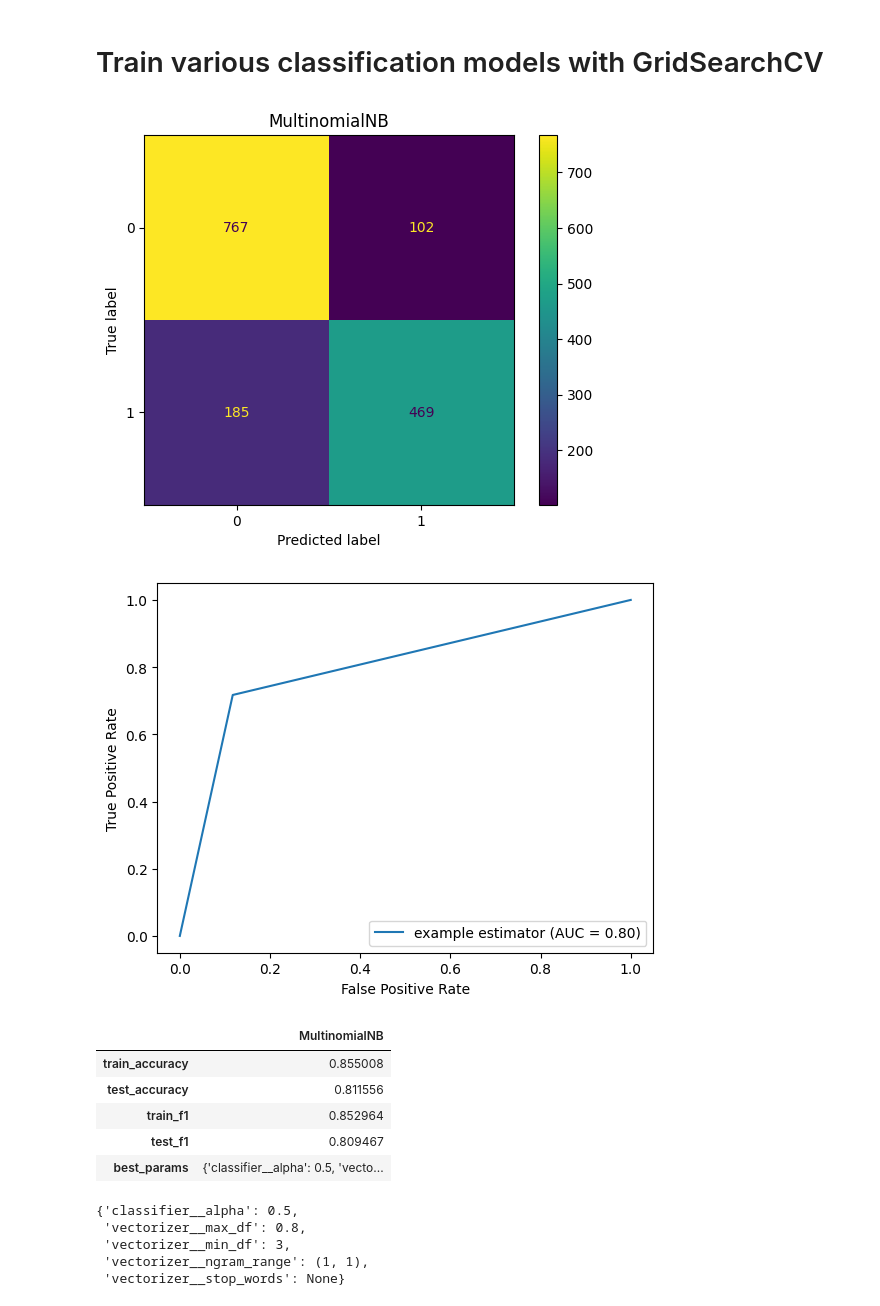
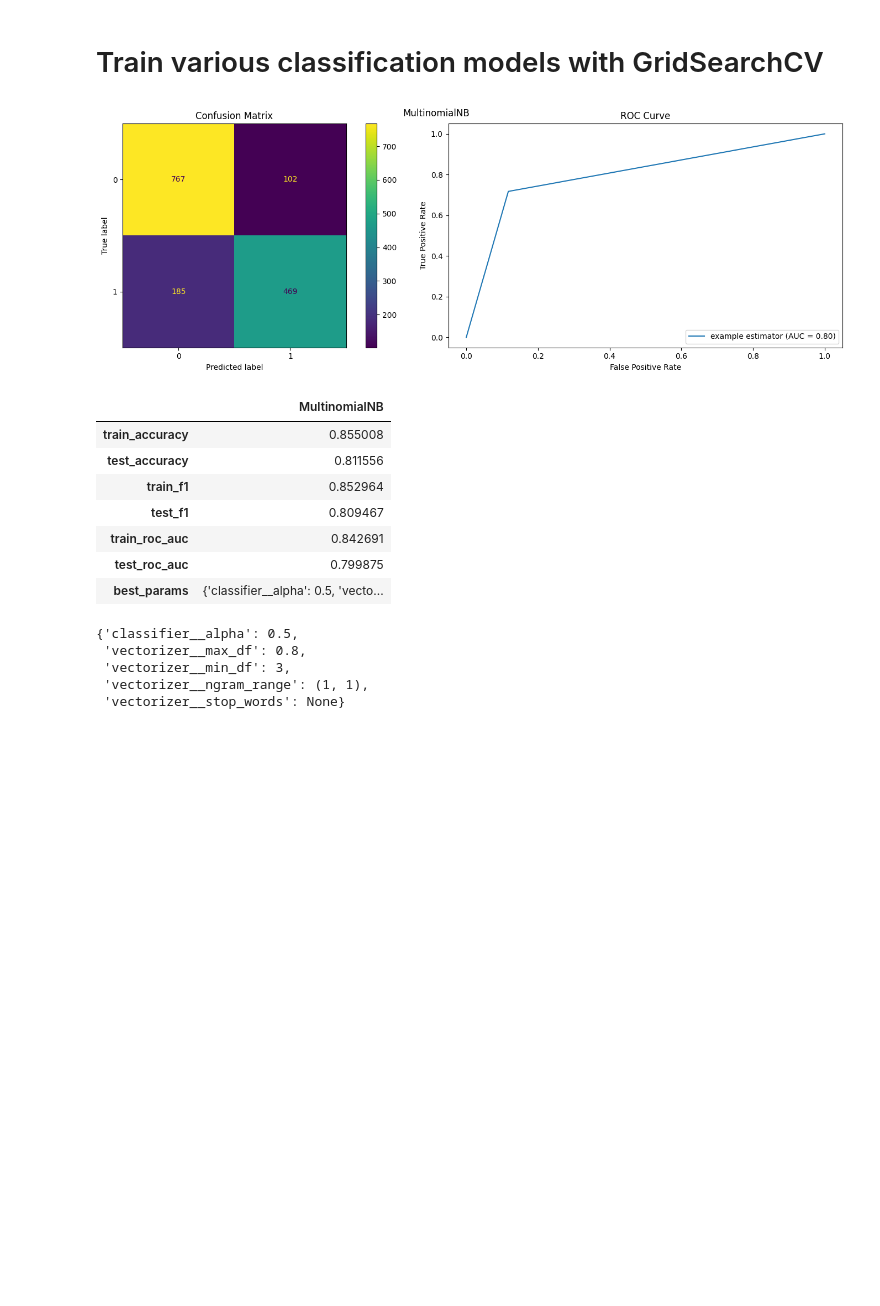
Before and after one commit to svetaku/disaster-tweets-classification-with-sklearn, a Jupyter notebook: disaster-tweets-classification-with-sklearn.ipynb, the cells around one changed output. Drawn from its saved outputs; the diff is of its cells as text; code cells hidden in the pictures; blank space fills up the shorter version.

```diff
--- a/disaster-tweets-classification-with-sklearn.ipynb
+++ b/disaster-tweets-classification-with-sklearn.ipynb
@@ -165,18 +163,22 @@ print('Base train F1:', f1_score(y_train, train_preds, average='weighted'))
 print('Base train ROC-AUC:', roc_auc_score(y_train, train_preds, average='weighted'))
 print('Base test accuracy:', accuracy_score(y_test, test_preds))
 print('Base test F1:', f1_score(y_test, test_preds, average='weighted'))
-print('Base test ROC-AUC:', f1_score(y_test, test_preds, average='weighted'))
+print('Base test ROC-AUC:', roc_auc_score(y_test, test_preds, average='weighted'))
 
 cm = confusion_matrix(y_test, test_preds, labels=model.classes_)
-disp = ConfusionMatrixDisplay(confusion_matrix=cm)
-disp.plot()
-plt.show()
+disp_cm = ConfusionMatrixDisplay(confusion_matrix=cm)
 
 fpr, tpr, thresholds = roc_curve(y_test, test_preds)
 roc_auc = auc(fpr, tpr)
-display = RocCurveDisplay(fpr=fpr, tpr=tpr, roc_auc=roc_auc,
+disp_roc = RocCurveDisplay(fpr=fpr, tpr=tpr, roc_auc=roc_auc,
                                estimator_name='example estimator')
-display.plot()
+
+fig, (ax1, ax2) = plt.subplots(1, 2, figsize=(15, 5))
+disp_cm.plot(ax=ax1)
+ax1.set_title('Confusion Matrix')
+disp_roc.plot(ax=ax2)
+ax2.set_title('ROC Curve')
+plt.tight_layout()
 plt.show()
 # %% [output]
 Base train accuracy: 0.7794745484400657
@@ -252,51 +253,57 @@ all_clf_parameters = [
     # }
 ]
 # %%
-index = ['train_accuracy', 'test_accuracy', 'train_f1', 'test_f1', 'best_params']
+index = ['train_accuracy', 'test_accuracy', 'train_f1', 'test_f1', 'train_roc_auc', 'test_roc_auc', 'best_params']
 best_results_df = pd.DataFrame(index=index)
 
 for clf, clf_parameters in tqdm(zip(classifiers.keys(), all_clf_parameters)):
     model = pipeline_template(RegexClean(), vectorizer, clf)
     param_grid = {**vect_parameters, **clf_parameters}
     grid_search = GridSearchCV(model, param_grid=param_grid, cv=5, n_jobs=-1)
     grid_search.fit(X_train, y_train)
 
     best_model = grid_search.best_estimator_
     best_params = grid_search.best_params_
 
     train_preds = best_model.predict(X_train)
     test_preds = best_model.predict(X_test)
 
     train_accuracy = accuracy_score(y_train, train_preds)
     test_accuracy = accuracy_score(y_test, test_preds)
 
     train_f1 = f1_score(y_train, train_preds, average='weighted')
     test_f1 = f1_score(y_test, test_preds, average='weighted')
 
-    best_results_df[classifiers[clf]] = [train_accuracy, test_accuracy, train_f1, test_f1, best_params]
+    train_roc = roc_auc_score(y_train, train_preds, average='weighted')
+    test_roc = roc_auc_score(y_test, test_preds, average='weighted')
+
+    best_results_df[classifiers[clf]] = [train_accuracy, test_accuracy, train_f1, test_f1, train_roc, test_roc, best_params]
 
     cm = confusion_matrix(y_test, test_preds)
-    disp = ConfusionMatrixDisplay(confusion_matrix=cm)
-    disp.plot()
-    plt.title(f'{classifiers[clf]}')
-    plt.show()
+    disp_cm = ConfusionMatrixDisplay(confusion_matrix=cm)
 
     fpr, tpr, thresholds = roc_curve(y_test, test_preds)
     roc_auc = auc(fpr, tpr)
-    display = RocCurveDisplay(fpr=fpr, tpr=tpr, roc_auc=roc_auc,
+    disp_roc = RocCurveDisplay(fpr=fpr, tpr=tpr, roc_auc=roc_auc,
                                estimator_name='example estimator')
-    display.plot()
+    fig, (ax1, ax2) = plt.subplots(1, 2, figsize=(15, 5))
+    disp_cm.plot(ax=ax1)
+    ax1.set_title('Confusion Matrix')
+    disp_roc.plot(ax=ax2)
+    ax2.set_title('ROC Curve')
+    plt.tight_layout()
+    plt.suptitle(f'{classifiers[clf]}')
     plt.show()
-
 best_results_df
 # %% [output]
-[figure, old version]
+[figure, new version]
-[figure, removed]
 |  | MultinomialNB |
 | train_accuracy | 0.855008 |
 | test_accuracy | 0.811556 |
 | train_f1 | 0.852964 |
 | test_f1 | 0.809467 |
+| train_roc_auc | 0.842691 |
+| test_roc_auc | 0.799875 |
 | best_params | {'classifier__alpha': 0.5, 'vecto... |
 # %%
 best_results_df.MultinomialNB.loc['best_params']
```
Also changed, not shown: parts of 3 cells of this notebook.
